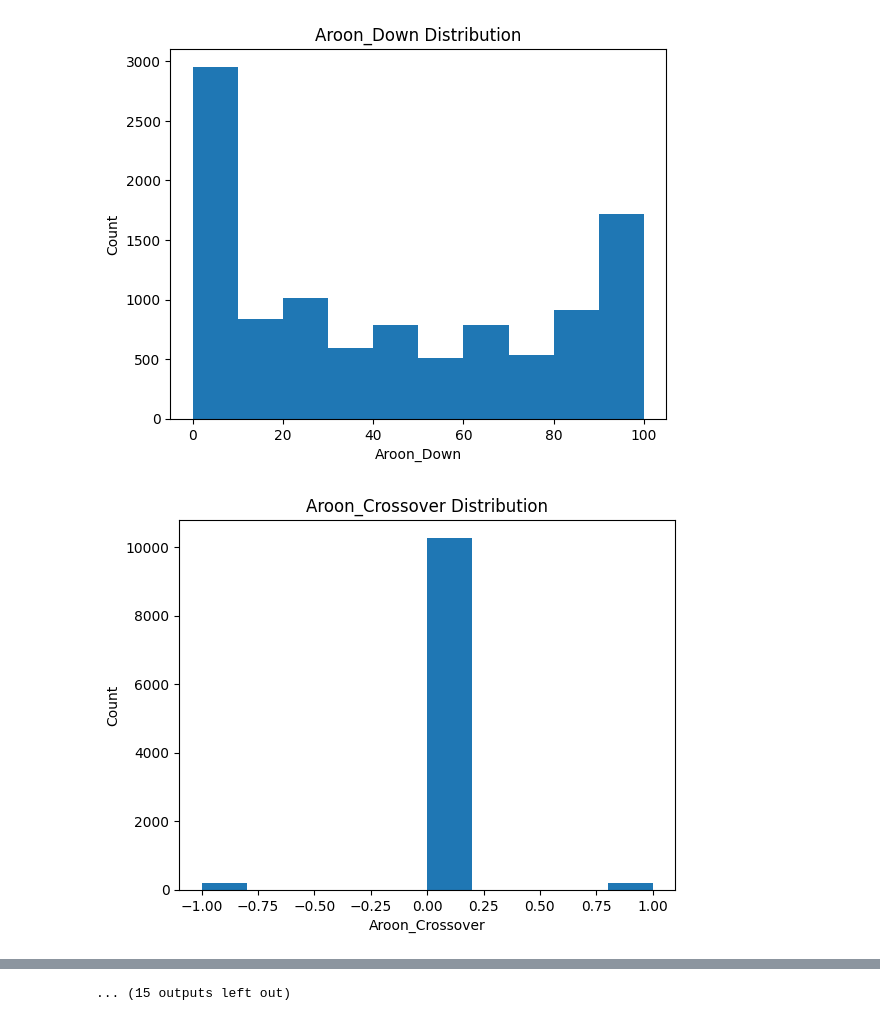
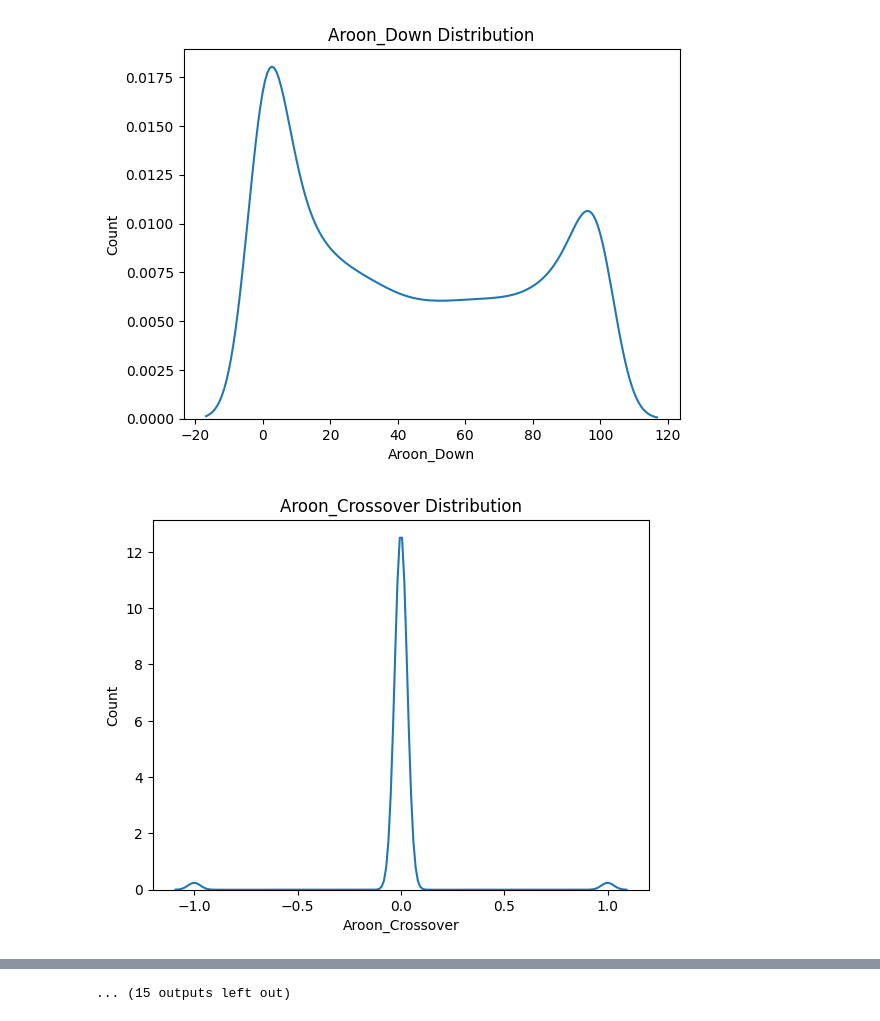
Before and after one commit to gmandl10/ST494FinalProject, a Jupyter notebook: EDA.ipynb, the cells around one changed output, grey strips where cells are left out. Cells and saved outputs as stored; diff of their text form; code cells hidden in the pictures.

```diff
--- a/EDA.ipynb
+++ b/EDA.ipynb
@@ -9,10 +536,10 @@ ticker = yf.Ticker("AAPL").history("max")
 # %%
 df = adjustPrices(ticker)
-df = createFeatures(df)
+df1,df2 = createFeatures(df)
 # %%
 for i in df.columns:
     plt.figure()
-    plt.hist(df[i])
+    sns.kdeplot(df[i])
     plt.title((i+" Distribution"))
     plt.xlabel(i)
     plt.ylabel("Count")
@@ -28,2 +555,2 @@ for i in df.columns:
-[figure, old version]
+[figure, new version]
-[figure, old version]
+[figure, new version]
```
Also changed, not shown: parts of 10 cells of this notebook, 2 other files.
